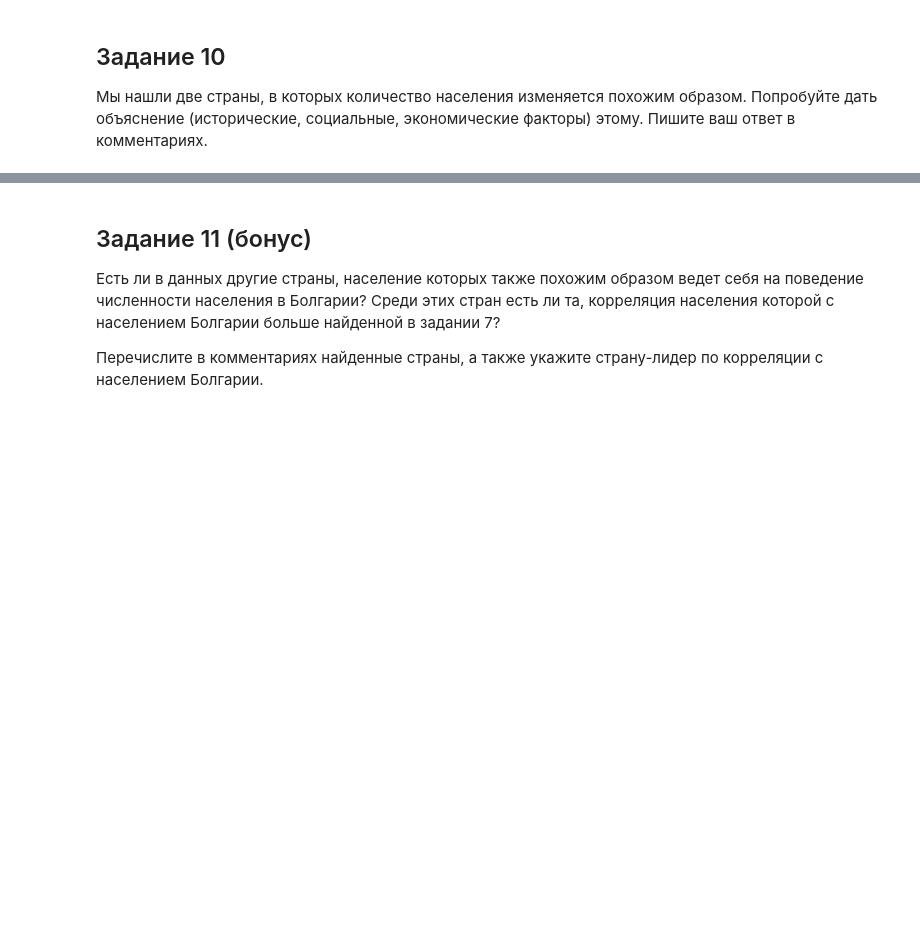
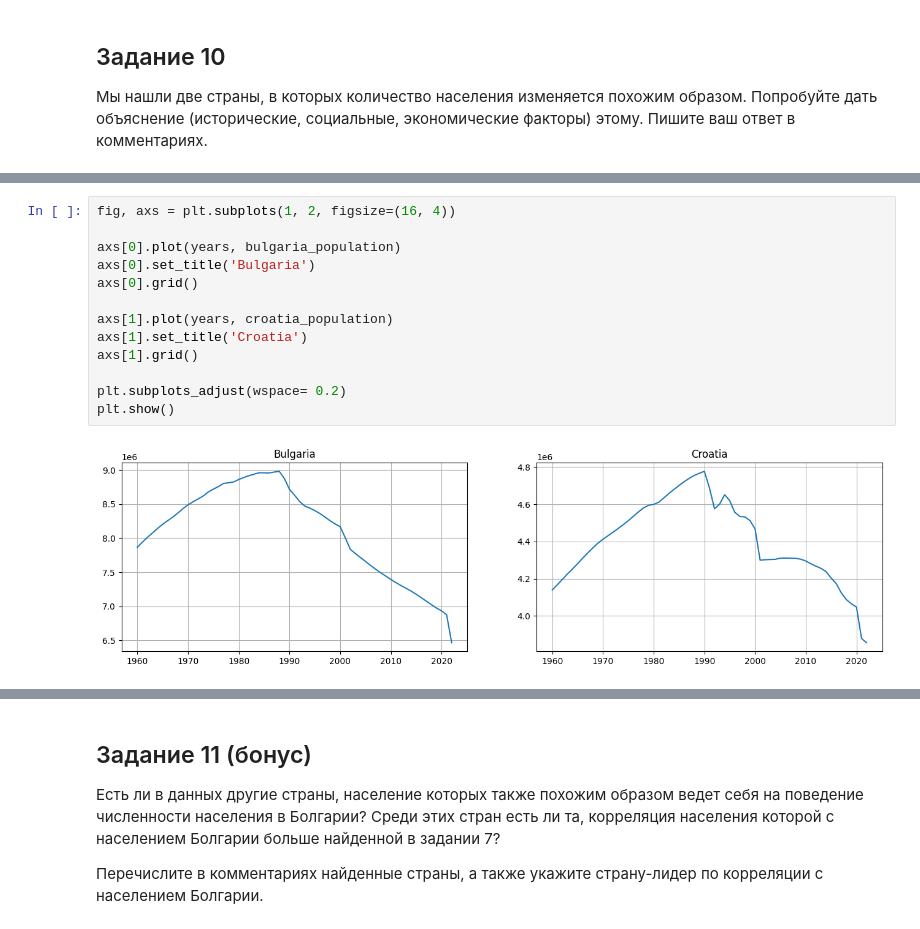
Before and after one commit to sergeiperel/start_in_ds, a Jupyter notebook: basics_of_analytics/analytics_HT_task.ipynb, the cells around one changed output, grey strips where cells are left out. Saved outputs shown, nothing was run; the diff lists cells and outputs as text; blank space fills up the shorter version.

```diff
--- a/basics_of_analytics/analytics_HT_task.ipynb
+++ b/basics_of_analytics/analytics_HT_task.ipynb
@@ -113,0 +240,15 @@ plt.plot(years, aruba_population, '-')
+# %%
+fig, axs = plt.subplots(1, 2, figsize=(16, 4))
+
+axs[0].plot(years, bulgaria_population)
+axs[0].set_title('Bulgaria')
+axs[0].grid()
+
+axs[1].plot(years, croatia_population)
+axs[1].set_title('Croatia')
+axs[1].grid()
+
+plt.subplots_adjust(wspace= 0.2)
+plt.show()
+# %% [output]
+[figure, added]
```
Also changed, not shown: parts of 20 cells of this notebook.
